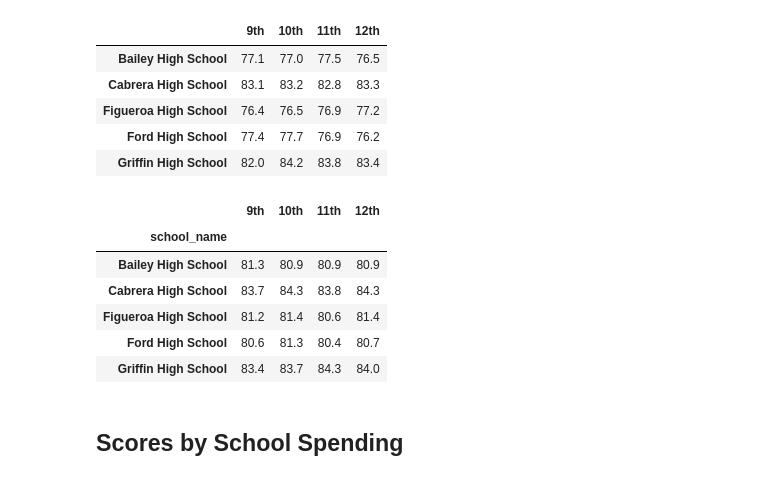
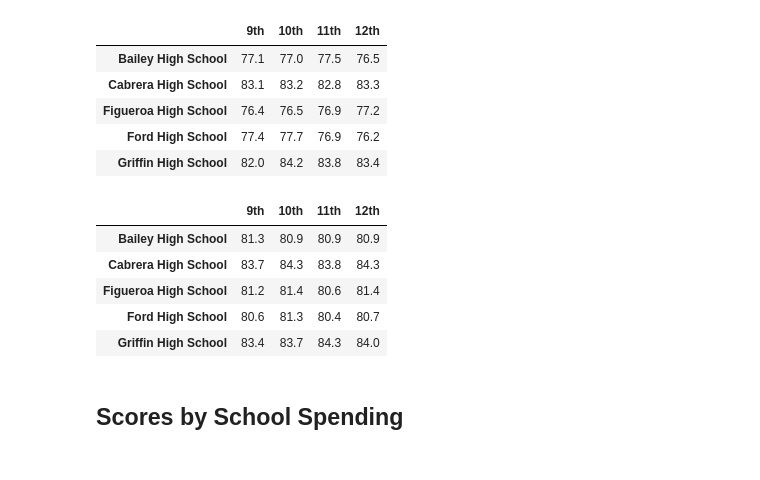
Before and after one commit to mleggett25/School_District_Analysis, a Jupyter notebook: PyCitySchools_Challenge.ipynb, the cells around one changed output. Cells and saved outputs as stored; diff of their text form; code cells hidden in the pictures.

```diff
--- a/PyCitySchools_Challenge.ipynb
+++ b/PyCitySchools_Challenge.ipynb
@@ -440,13 +440,12 @@ math_scores_by_grade.head()
 | Griffin High School | 82.0 | 84.2 | 83.8 | 83.4 |
 # %%
 ## Remove the index.
-reading_scores_by_grade.index.name
+reading_scores_by_grade.index.name = None
 
 # Display the data frame
 reading_scores_by_grade.head()
 # %% [output]
 |  | 9th | 10th | 11th | 12th |
-| school_name |  |  |  |  |
 | Bailey High School | 81.3 | 80.9 | 80.9 | 80.9 |
 | Cabrera High School | 83.7 | 84.3 | 83.8 | 84.3 |
 | Figueroa High School | 81.2 | 81.4 | 80.6 | 81.4 |
```
